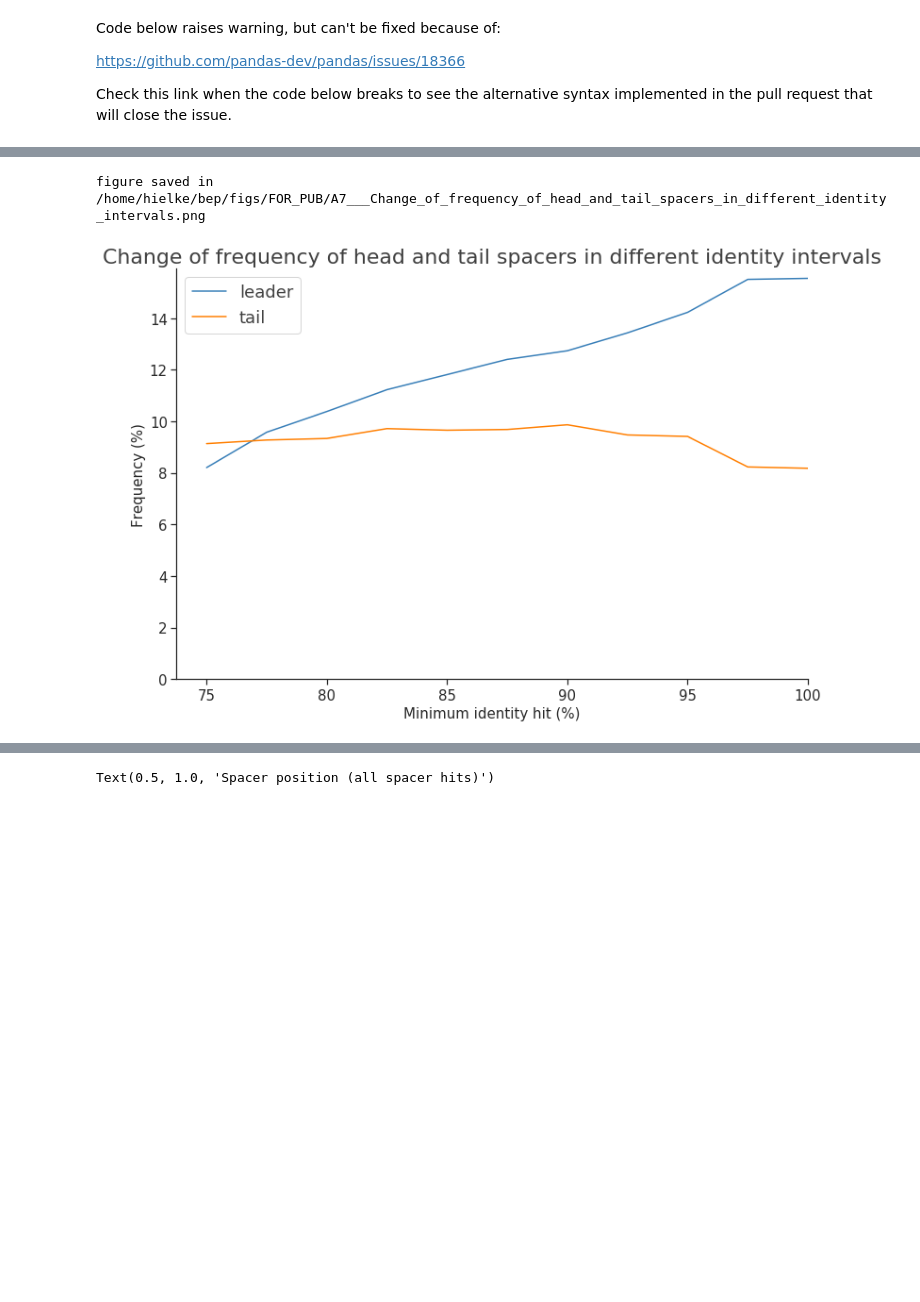
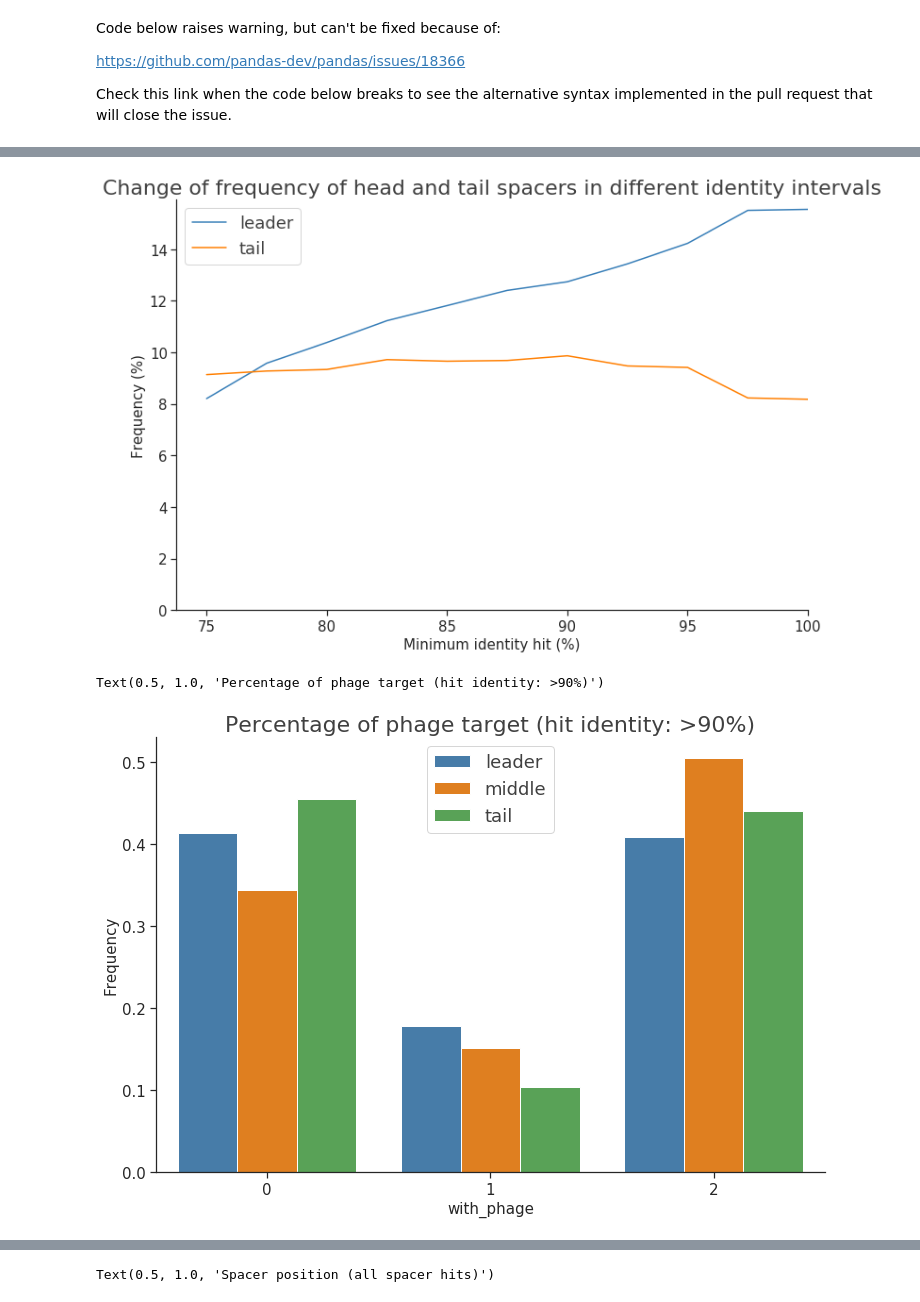
Before and after one commit to hwalinga/self-targeting-spacers-notebooks, a Jupyter notebook: new_res.ipynb, the cells around one changed output, grey strips where cells are left out. Drawn from its saved outputs; the diff is of its cells as text; code cells hidden in the pictures; blank space fills up the shorter version.

```diff
--- a/new_res.ipynb
+++ b/new_res.ipynb
@@ -608,34 +668,32 @@ figure saved in /home/hielke/bep/figs/FOR_PUB/A6___STSs_targeting_(pro)phage_nor
 def percentage(x): return x / x.sum()
 
 pivot_table = df_all.pipe(
-    lambda df:
-    df.groupby(['name_spacer_pos',
-                pd.cut(df['hit_ident'], 10)])
+    lambda d:
+    d.groupby(['name_spacer_pos',
+                pd.cut(d['hit_ident'], 10)])
     .size()
     .groupby(level=0).apply(lambda x: x[::-1].cumsum()[::-1])
     .groupby(level=1).apply(percentage)
     .unstack(0).fillna(0)
+    .pipe(lambda pt:
+          # Set index to something readable
+          pt.set_index(pt.index.map(lambda x: round(x.left, 1)).astype(float))
+         )
+    .append(
+        # Finish table with the group with exactly 100 % identity
+        d.query('hit_ident == 100')
+        .groupby('name_spacer_pos')
+        .size().pipe(percentage)
+        .to_frame(100.0).T
+    )
+    .mul(100)
 )
-
-# Set index to something readable)
-pivot_table.index = pivot_table.index.map(lambda x: round(x.left, 1)).astype(float)
-
-# Finish table with the group with exactly 100 % identity
-pivot_table = pivot_table.append(
-            df.query('hit_ident == 100')
-            .groupby('name_spacer_pos').size()
-            .pipe(percentage)
-            .to_frame(100.0).T
-        )
-
-pivot_table = pivot_table * 100
 
 # pd.core.base.PandasObject.reverse = lambda df: df.reindex(index=df.index[::-1])
 
 # sum_ranges = (df_all.groupby(df_all_cut).size()
 #               .reverse().cumsum().reverse()
 #              )
-# pivot_table.index = pivot_table.index.map(lambda x: round(x.left, 1)).astype(float)
 
 ax = sns.lineplot(data=pivot_table.drop('middle', axis=1), dashes=False)
 sns.despine()
@@ -648,5 +706,21 @@ ax.set_title('Change of frequency of head and tail spacers in different identity
 increase_figsize(2)
 save_fig()
 # %% [output]
-figure saved in /home/hielke/bep/figs/FOR_PUB/A7___Change_of_frequency_of_head_and_tail_spacers_in_different_identity_intervals.png
 [figure]
+# %%
+x, y, hue = 'with_phage', 'Frequency', 'name_spacer_pos'
+df.pipe(
+    lambda d:
+    d[x]
+    .groupby(d[hue])
+    .value_counts(normalize=True)
+    .rename(y)
+    .reset_index()
+).pipe((sns.barplot, "data"), hue=hue, x=x, y=y)
+increase_figsize(2)
+plt.legend(loc='upper center')
+sns.despine()
+plt.title("Percentage of phage target (hit identity: %s)" % perc_ident)
+# %% [output]
+Text(0.5, 1.0, 'Percentage of phage target (hit identity: >90%)')
+[figure, added]
```
Also changed, not shown: parts of 18 cells of this notebook.
